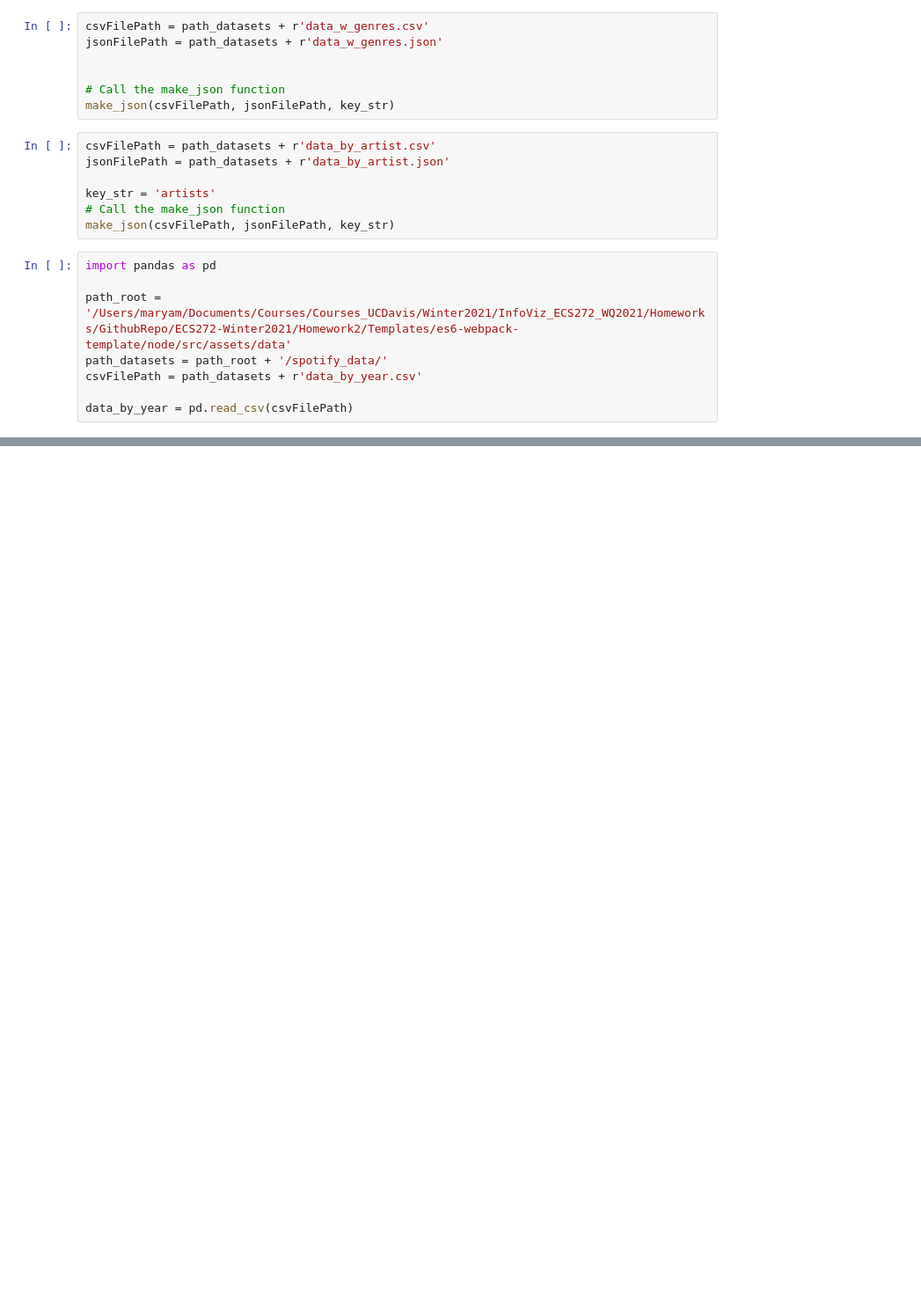
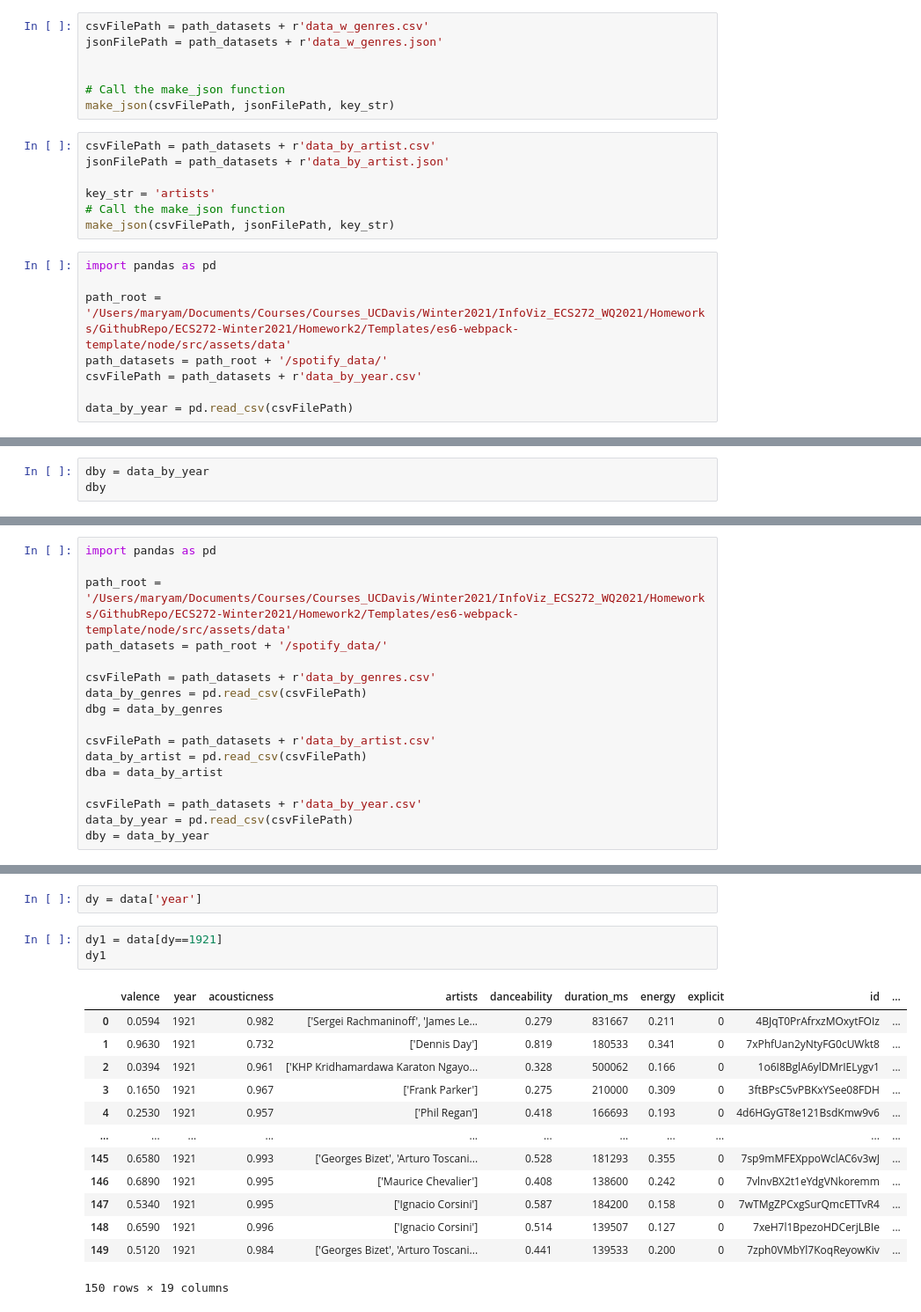
Before and after one commit to ucdavis/ECS272-Winter2021, a Jupyter notebook: Homework2/jupyter/preprocess.ipynb, the cells around one changed output, grey strips where cells are left out. Shown: that part at 88% size. Saved outputs shown, nothing was run; the diff lists cells and outputs as text; blank space fills up the shorter version.

```diff
--- a/Homework2/jupyter/preprocess.ipynb
+++ b/Homework2/jupyter/preprocess.ipynb
@@ -104,0 +84,3 @@ pandas.core.frame.DataFrame
+# %%
+dby = data_by_year
+dby
@@ -108,0 +217,17 @@ d1['year']
+# %%
+import pandas as pd
+
+path_root = '/Users/maryam/Documents/Courses/Courses_UCDavis/Winter2021/InfoViz_ECS272_WQ2021/Homeworks/GithubRepo/ECS272-Winter2021/Homework2/Templates/es6-webpack-template/node/src/assets/data'
+path_datasets = path_root + '/spotify_data/'
+
+csvFilePath = path_datasets + r'data_by_genres.csv'
+data_by_genres = pd.read_csv(csvFilePath)
+dbg = data_by_genres
+
+csvFilePath = path_datasets + r'data_by_artist.csv'
+data_by_artist = pd.read_csv(csvFilePath)
+dba = data_by_artist
+
+csvFilePath = path_datasets + r'data_by_year.csv'
+data_by_year = pd.read_csv(csvFilePath)
+dby = data_by_year
@@ -108,0 +352,19 @@ d1['year']
+# %%
+dy = data['year']
+# %%
+dy1 = data[dy==1921]
+dy1
+# %% [output]
+|  | valence | year | acousticness | artists | danceability | duration_ms | energy | explicit | id | ... |
+| 0 | 0.0594 | 1921 | 0.982 | ['Sergei Rachmaninoff', 'James Le... | 0.279 | 831667 | 0.211 | 0 | 4BJqT0PrAfrxzMOxytFOIz | ... |
+| 1 | 0.9630 | 1921 | 0.732 | ['Dennis Day'] | 0.819 | 180533 | 0.341 | 0 | 7xPhfUan2yNtyFG0cUWkt8 | ... |
+| 2 | 0.0394 | 1921 | 0.961 | ['KHP Kridhamardawa Karaton Ngayo... | 0.328 | 500062 | 0.166 | 0 | 1o6I8BglA6ylDMrIELygv1 | ... |
+| 3 | 0.1650 | 1921 | 0.967 | ['Frank Parker'] | 0.275 | 210000 | 0.309 | 0 | 3ftBPsC5vPBKxYSee08FDH | ... |
+| 4 | 0.2530 | 1921 | 0.957 | ['Phil Regan'] | 0.418 | 166693 | 0.193 | 0 | 4d6HGyGT8e121BsdKmw9v6 | ... |
+| ... | ... | ... | ... | ... | ... | ... | ... | ... | ... | ... |
+| 145 | 0.6580 | 1921 | 0.993 | ['Georges Bizet', 'Arturo Toscani... | 0.528 | 181293 | 0.355 | 0 | 7sp9mMFEXppoWclAC6v3wJ | ... |
+| 146 | 0.6890 | 1921 | 0.995 | ['Maurice Chevalier'] | 0.408 | 138600 | 0.242 | 0 | 7vlnvBX2t1eYdgVNkoremm | ... |
+| 147 | 0.5340 | 1921 | 0.995 | ['Ignacio Corsini'] | 0.587 | 184200 | 0.158 | 0 | 7wTMgZPCxgSurQmcETTvR4 | ... |
+| 148 | 0.6590 | 1921 | 0.996 | ['Ignacio Corsini'] | 0.514 | 139507 | 0.127 | 0 | 7xeH7l1BpezoHDCerjLBIe | ... |
+| 149 | 0.5120 | 1921 | 0.984 | ['Georges Bizet', 'Arturo Toscani... | 0.441 | 139533 | 0.200 | 0 | 7zph0VMbYl7KoqReyowKiv | ... |
+150 rows × 19 columns
```
Also changed, not shown: parts of 24 cells of this notebook, 8 other files.
